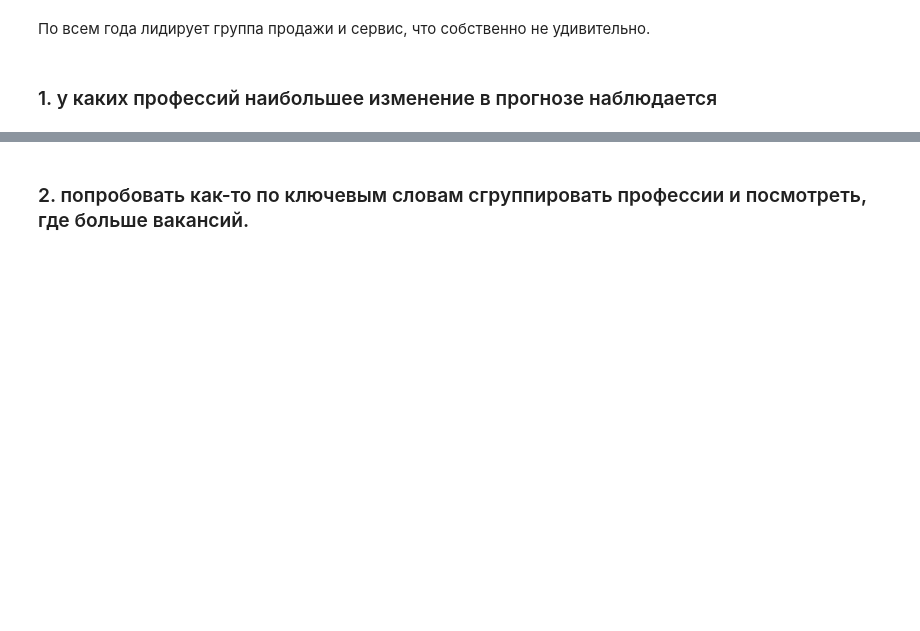
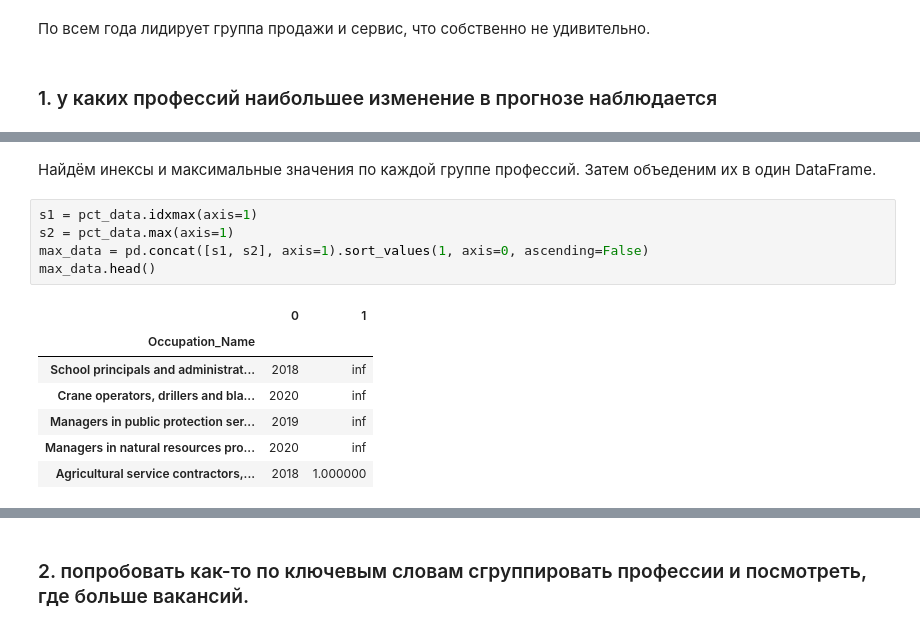
Before and after one commit to livestalker-archive/python-17, a Jupyter notebook: hw8/hw8.ipynb, the cells around one changed output, grey strips where cells are left out. Cells and saved outputs as stored; diff of their text form; blank space fills up the shorter version.

```diff
--- a/hw8/hw8.ipynb
+++ b/hw8/hw8.ipynb
@@ -256,0 +252,16 @@ Index([u'Management Occupations',
+# %% [markdown]
+Найдём инексы и максимальные значения по каждой группе профессий.
+Затем объеденим их в один DataFrame.
+# %%
+s1 = pct_data.idxmax(axis=1)
+s2 = pct_data.max(axis=1)
+max_data = pd.concat([s1, s2], axis=1).sort_values(1, axis=0, ascending=False)
+max_data.head()
+# %% [output]
+|  | 0 | 1 |
+| Occupation_Name |  |  |
+| School principals and administrat... | 2018 | inf |
+| Crane operators, drillers and bla... | 2020 | inf |
+| Managers in public protection ser... | 2019 | inf |
+| Managers in natural resources pro... | 2020 | inf |
+| Agricultural service contractors,... | 2018 | 1.000000 |
```
Also changed, not shown: parts of 9 cells of this notebook.
